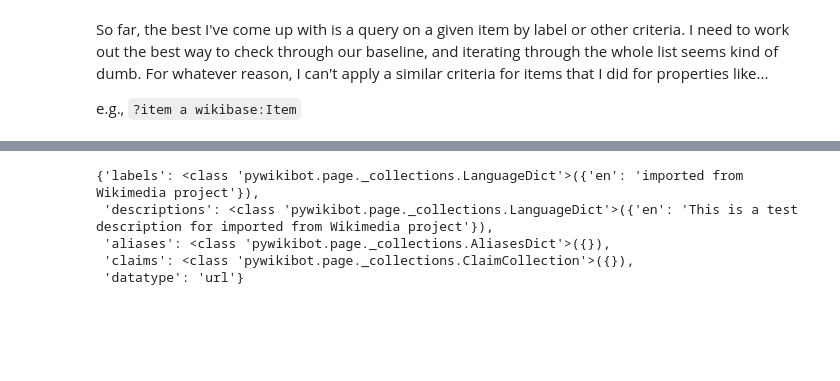
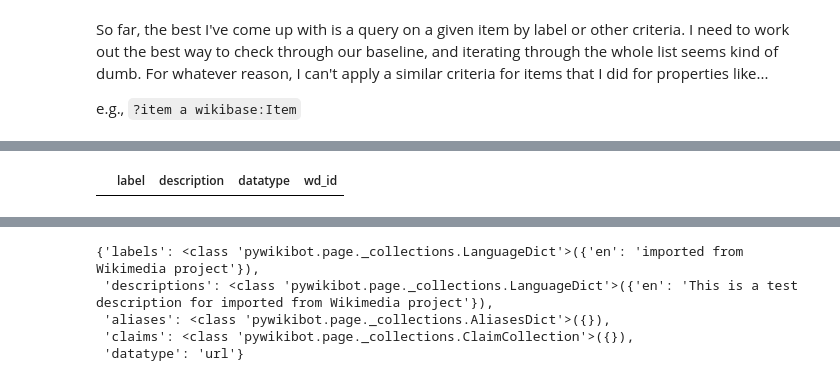
Before and after one commit to skybristol/geokb, a Jupyter notebook: Initialize GeoKB.ipynb, the cells around one changed output, grey strips where cells are left out. Cells and saved outputs as stored; diff of their text form; code cells hidden in the pictures; blank space fills up the shorter version.

```diff
--- a/Initialize GeoKB.ipynb
+++ b/Initialize GeoKB.ipynb
@@ -236,0 +244,6 @@ Deleting properties and items seems to be something where we may need to create
+# %%
+# Missing properties
+missing_properties = geokb_properties[~geokb_properties.label.isin(df_properties.propertyLabel)]
+missing_properties
+# %% [output]
+|  | label | description | datatype | wd_id |
```
Also changed, not shown: parts of 15 cells of this notebook, 1 other file.
